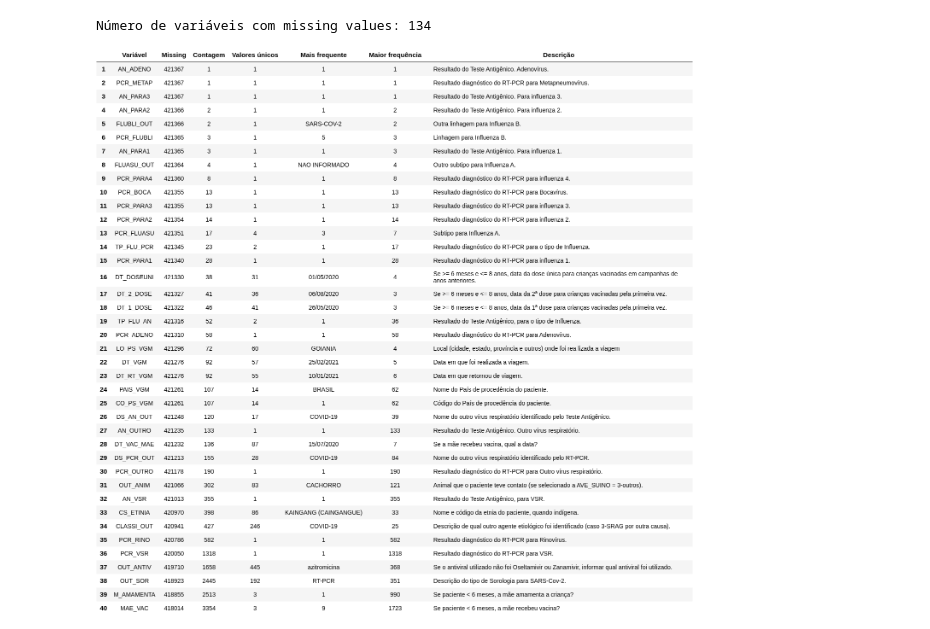
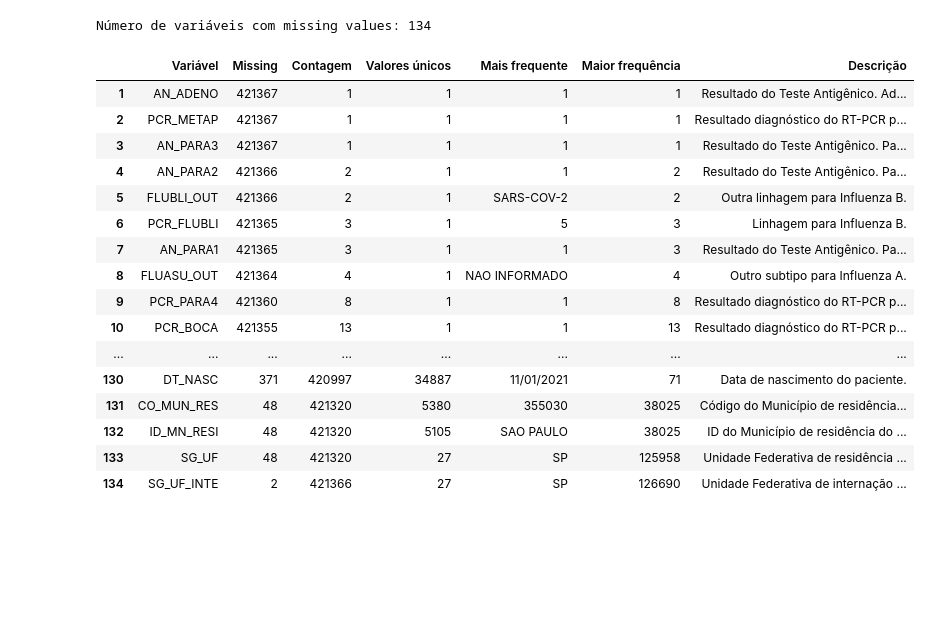
Before and after one commit to victor-marchesini/myfastpage, a Jupyter notebook: _notebooks/2021-04-07-USP_EAH5002_dataset1.ipynb, the cells around one changed output. Saved outputs shown, nothing was run; the diff lists cells and outputs as text; code cells hidden in the pictures; blank space fills up the shorter version.

Commit message:
ajustes no notebook da versão pdf para a para versão online

```diff
--- a/_notebooks/2021-04-07-USP_EAH5002_dataset1.ipynb
+++ b/_notebooks/2021-04-07-USP_EAH5002_dataset1.ipynb
@@ -27,6 +30,8 @@ O banco de dados "SRAG 2021" contém as informações referentes aos casos de SR
 
 - Os dados de 2021 são disponibilizados semanalmente, às quartas-feiras, podendo, excepcionalmente, a atualização ocorrer em outro dia.
 # %%
+#collapse
+
 import os.path
 import ssl
 from urllib.request import urlopen
@@ -60,7 +65,7 @@ def get_last_bd_srag_csv_url(year=2021):
 
     return srag_url
 
-def get_srag_data(year=2021,update=True):
+def get_srag_data(year=2021,update=True,save_local=False):
 
     sep = ';'
     quotechar = '"'
@@ -73,7 +78,8 @@ def get_srag_data(year=2021,update=True):
         url = get_last_bd_srag_csv_url(year)
         print(f'\nBaixando dados de <{url}> ... ', end='')
         df = pd.read_csv(url,sep=sep,quotechar=quotechar,dtype=object)
-        df.to_csv(fname,index=False)
+        if save_local:
+            df.to_csv(fname,index=False)
 #         print('concluído!\n')
 
     return df
@@ -111,7 +117,7 @@ def show_table(df_desc,variables_list=None,start_index=0,rows=None,cols_left=['D
     df.index = range(start_index + 1,end_index + 1)
     df = df.rename(columns={'index':'Variável'})
 
-    hover_color="#006666"
+    hover_color="#00BBBB"
     styles = [
         dict(selector="tr:hover", props=[("background-color", f"{hover_color}")]),
         dict(selector="th", props=[("font-size", "110%"),("text-align", "center")]),
@@ -126,11 +132,9 @@ def show_table(df_desc,variables_list=None,start_index=0,rows=None,cols_left=['D
 
 
     df_styled = df.style.set_table_styles(styles)
-    dfi.export(df_styled, 'table.png',max_rows=200)
-    image = Image(filename='table.png',width=width)
-    return image
-
-pd.options.display.html.table_schema = True
+#     dfi.export(df_styled, 'table.png',max_rows=200)
+#     image = Image(filename='table.png',width=width)
+    return df_styled
 # %% [markdown]
 ## Dimensões da base de dados
 # %%
@@ -446,10 +520,30 @@ df = df.sort_values(by='Missing',ascending=False)
 print(f'\nNúmero de variáveis com missing values: {len(df)}\n\n')
 # %% [output]
 Número de variáveis com missing values: 134
+# %%
+show_table(df,list(df.index))
+# %% [output]
+|  | Variável | Missing | Contagem | Valores únicos | Mais frequente | Maior frequência | Descrição |
+| 1 | AN_ADENO | 421367 | 1 | 1 | 1 | 1 | Resultado do Teste Antigênico. Ad... |
+| 2 | PCR_METAP | 421367 | 1 | 1 | 1 | 1 | Resultado diagnóstico do RT-PCR p... |
+| 3 | AN_PARA3 | 421367 | 1 | 1 | 1 | 1 | Resultado do Teste Antigênico. Pa... |
+| 4 | AN_PARA2 | 421366 | 2 | 1 | 1 | 2 | Resultado do Teste Antigênico. Pa... |
+| 5 | FLUBLI_OUT | 421366 | 2 | 1 | SARS-COV-2 | 2 | Outra linhagem para Influenza B. |
+| 6 | PCR_FLUBLI | 421365 | 3 | 1 | 5 | 3 | Linhagem para Influenza B. |
+| 7 | AN_PARA1 | 421365 | 3 | 1 | 1 | 3 | Resultado do Teste Antigênico. Pa... |
+| 8 | FLUASU_OUT | 421364 | 4 | 1 | NAO INFORMADO | 4 | Outro subtipo para Influenza A. |
+| 9 | PCR_PARA4 | 421360 | 8 | 1 | 1 | 8 | Resultado diagnóstico do RT-PCR p... |
+| 10 | PCR_BOCA | 421355 | 13 | 1 | 1 | 13 | Resultado diagnóstico do RT-PCR p... |
+| ... | ... | ... | ... | ... | ... | ... | ... |
+| 130 | DT_NASC | 371 | 420997 | 34887 | 11/01/2021 | 71 | Data de nascimento do paciente. |
+| 131 | CO_MUN_RES | 48 | 421320 | 5380 | 355030 | 38025 | Código do Município de residência... |
+| 132 | ID_MN_RESI | 48 | 421320 | 5105 | SAO PAULO | 38025 | ID do Município de residência do ... |
+| 133 | SG_UF | 48 | 421320 | 27 | SP | 125958 | Unidade Federativa de residência ... |
+| 134 | SG_UF_INTE | 2 | 421366 | 27 | SP | 126690 | Unidade Federativa de internação ... |
 # %%
-start_index = 0
-rows = 40
-show_table(df,list(df.index),start_index,rows)
+#hide
+
+# start_index = 0
+# rows = 40
+# show_table(df,list(df.index),start_index,rows)
-# %% [output]
-[figure, removed]
 # %%
```
Also changed, not shown: parts of 25 cells of this notebook.
